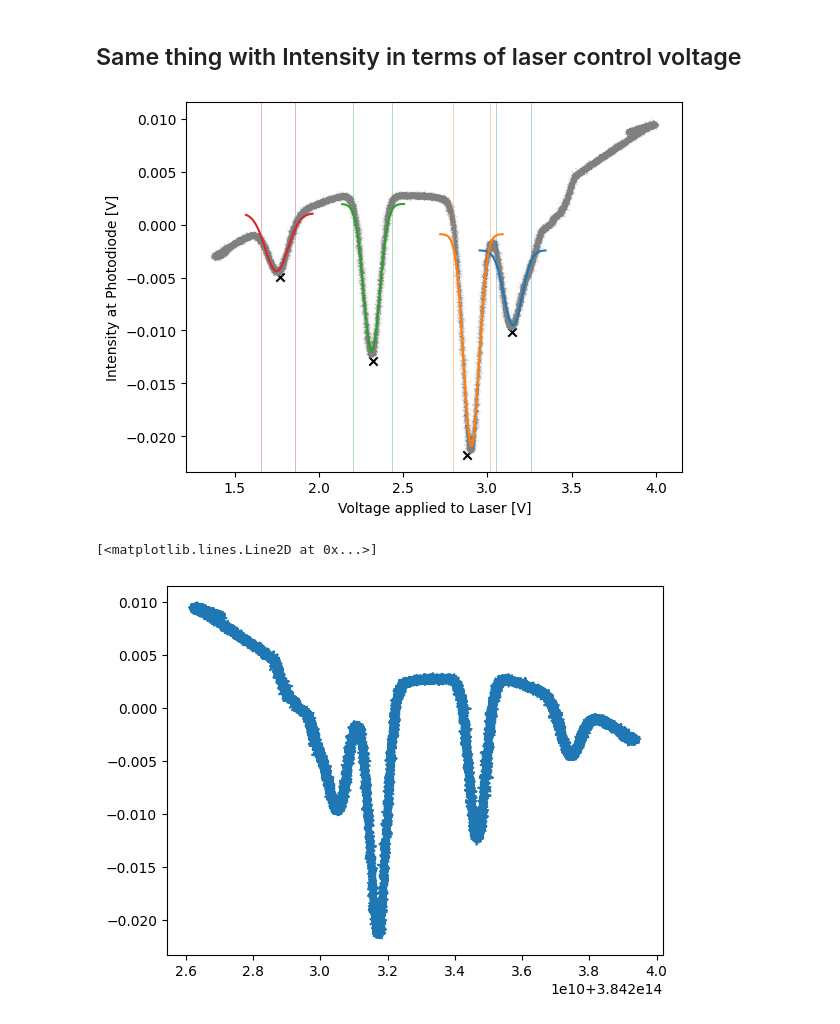
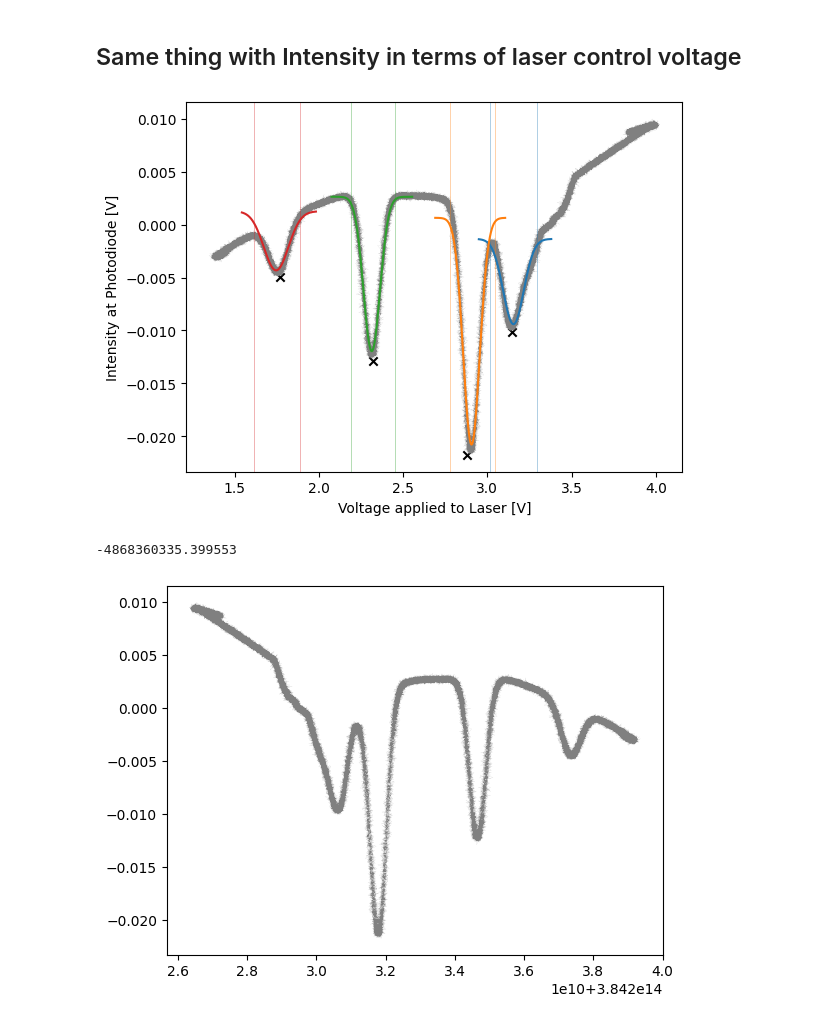
Before and after one commit to benjaminorthner/quantumlab, a Jupyter notebook: rb_spec/rb_spec.ipynb, the cells around one changed output. Cells and saved outputs as stored; diff of their text form; code cells hidden in the pictures.

Commit message:
hyperfine plotting

```diff
--- a/rb_spec/rb_spec.ipynb
+++ b/rb_spec/rb_spec.ipynb
@@ -72,14 +72,15 @@ ypeaks = np.array([c2[i] for i in peaks])
 peakVoltages = np.array([c1[i] for i in peaks])
 
 # fit gaussian to each peak
-peak_width = 5000 # given in number of neighbouring datapoints
-peak_skew_factor = 1.8 # > 1 shifts boundaries further right
-gaussian_fit_boundaries = [(int(i - peak_width), int(i + peak_skew_factor * peak_width / 2)) for i in peaks]
+peak_width = 9000 # given in number of neighbouring datapoints
+peak_width_shift = 1500 # > 1 shifts boundaries further left
+gaussian_fit_boundaries = [(int(i - peak_width_shift - peak_width / 2), int(i + peak_width_shift + peak_width / 2)) for i in peaks]
 
 # fit function
 def gaussian(vL, A, v0, vD, DC_offset):
 	return - A * np.exp(-4 * np.log(2) * pow((vL - v0) / vD, 2)) + DC_offset
 
+peak_info =[]
 # fitting and plotting
 for i, (LB, UB) in enumerate(gaussian_fit_boundaries):
     initialguess = 0.003, xpeaks[i], 0.01 / 2, 0.01
@@ -91,6 +92,9 @@ for i, (LB, UB) in enumerate(gaussian_fit_boundaries):
 
     plt.plot(x_gaussian_fit, y_gaussian_fit, '-', c='C'+str(i), zorder=100)
 
+    # add peak frequency and FWHM to peak_info list
+    peak_info.append((v0, vD))
+
 #plot original signal
 plt.scatter(xpeaks, ypeaks, marker='x', c='black')
 plt.plot(c1[::1], c2[::1], linewidth=0.05, c='gray')
@@ -101,18 +105,19 @@ for peak_number, boundaries in enumerate(gaussian_fit_boundaries):
     for bound in boundaries:
         plt.axvline(x=c1[bound], color='C'+ str(peak_number), alpha=0.5, linewidth=0.5)
 # %% [output]
-[figure, old version]
+[figure, new version]
 # %%
 f0 = 384.2304844685e12
 f1 = f0 + 1.296117462789e9
 f2 = f1 + 3.035732439e9
 f3 = f2 + 2.500832709015e9
 peakFrequencies = np.array([f0,f1,f2,f3])
-
+peakVoltages = [v for (v, _) in peak_info]
 df_dv, intercept, _, _, _ = linregress(peakVoltages, peakFrequencies)
 
 freq = c1 * df_dv + intercept
-plt.plot(freq[::1], c2[::1])
+plt.plot(freq[::1], c2[::1], linewidth=0.05, c='gray')
+df_dv
 # %% [output]
-[<matplotlib.lines.Line2D at 0x...>]
+-4868360335.399553
-[figure, old version]
+[figure, new version]
```
Also changed, not shown: parts of 3 cells of this notebook.
